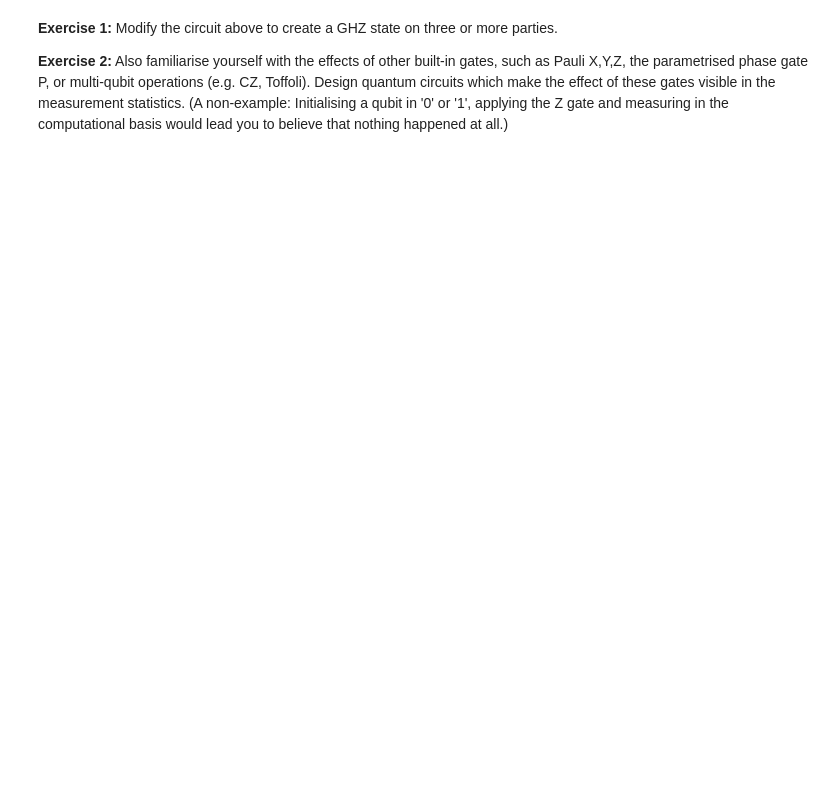
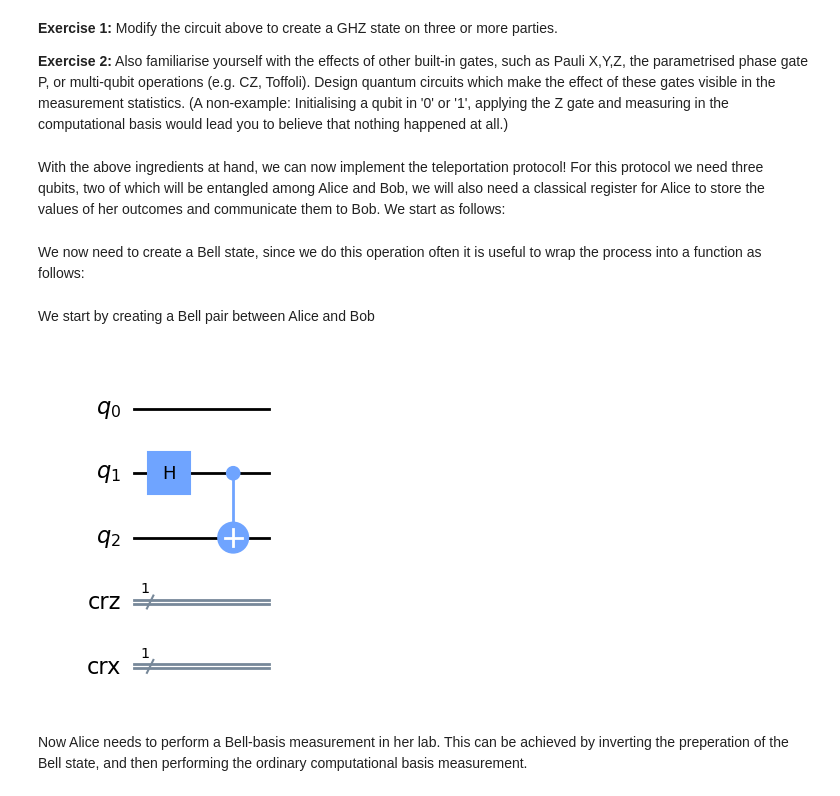
Before and after one commit to jprabhav/QuantumComputing_TUDa, a Jupyter notebook: Qiskit_Notebook_1.ipynb, the cells around one changed output. Cells and saved outputs as stored; diff of their text form; code cells hidden in the pictures; blank space fills up the shorter version.

```diff
--- a/Qiskit_Notebook_1.ipynb
+++ b/Qiskit_Notebook_1.ipynb
@@ -102,3 +106,26 @@ Total counts {'00': 529, '11': 471}
 **Exercise 1:** Modify the circuit above to create a GHZ state on three or more parties.
 
 **Exercise 2:** Also familiarise yourself with the effects of other built-in gates, such as Pauli X,Y,Z, the parametrised phase gate P, or multi-qubit operations (e.g. CZ, Toffoli). Design quantum circuits which make the effect of these gates visible in the measurement statistics. (A non-example: Initialising a qubit in '0' or '1', applying the Z gate and measuring in the computational basis would lead you to believe that nothing happened at all.)
+# %% [markdown]
+With the above ingredients at hand, we can now implement the teleportation protocol! For this protocol we need three qubits, two of which will be entangled among Alice and Bob, we will also need a classical register for Alice to store the values of her outcomes and communicate them to Bob. We start as follows:
+# %%
+qr = QuantumRegister(3, name="q")    # Protocol uses 3 qubits
+crz = ClassicalRegister(1, name="crz") # and 2 classical bits
+crx = ClassicalRegister(1, name="crx") # in 2 different registers
+teleportation_circuit = QuantumCircuit(qr, crz, crx)
+# %% [markdown]
+We now need to create a Bell state, since we do this operation often it is useful to wrap the process into a function as follows:
+# %%
+def create_bell_pair(qc, a, b):
+    """Creates a bell pair in qc using qubits a & b"""
+    qc.h(a) # Put qubit a into state |+>
+    qc.cx(a,b) # CNOT with a as control and b as target
+# %% [markdown]
+We start by creating a Bell pair between Alice and Bob
+# %%
+create_bell_pair(teleportation_circuit, 1, 2)
+teleportation_circuit.draw('mpl')
+# %% [output]
+[figure, added]
+# %% [markdown]
+Now Alice needs to perform a Bell-basis measurement in her lab. This can be achieved by inverting the preperation of the Bell state, and then performing the ordinary computational basis measurement.
```
Also changed, not shown: parts of 20 cells of this notebook.
